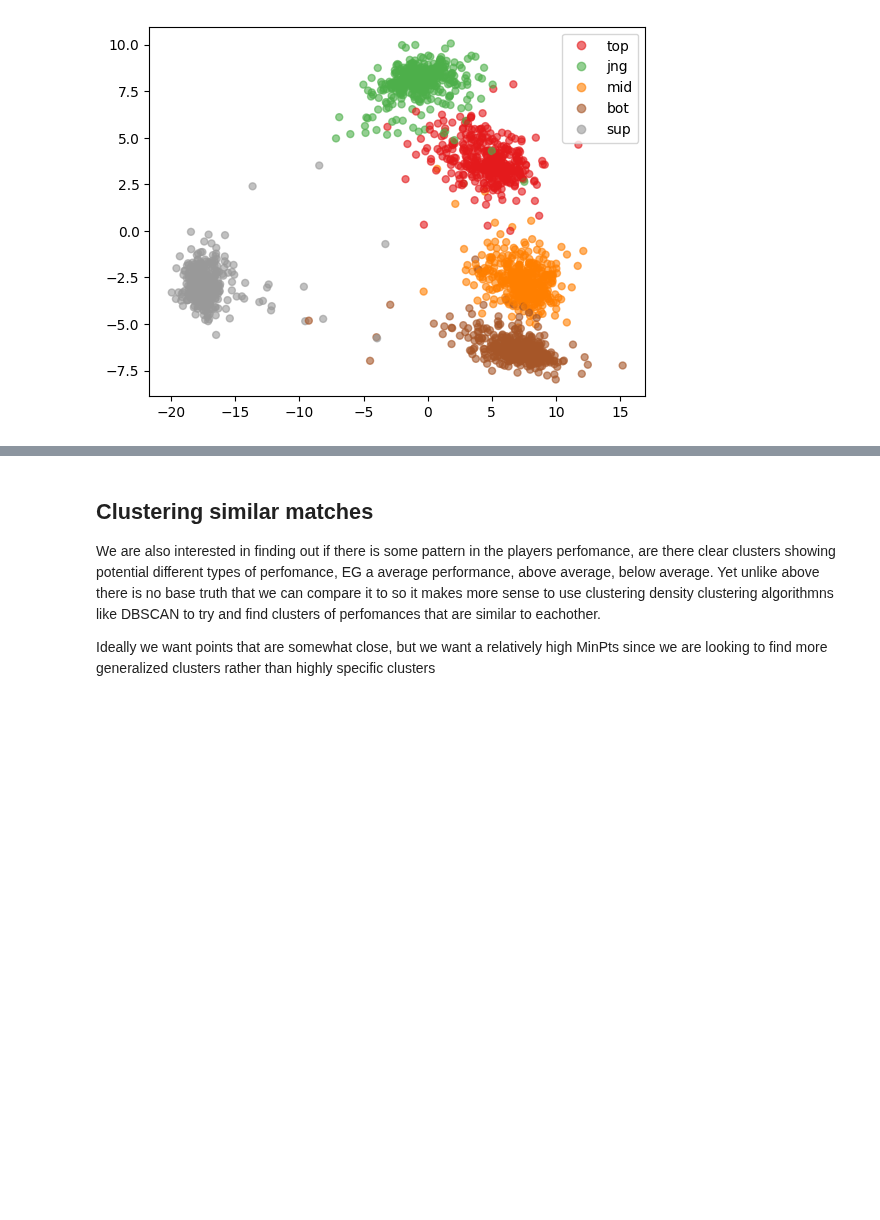
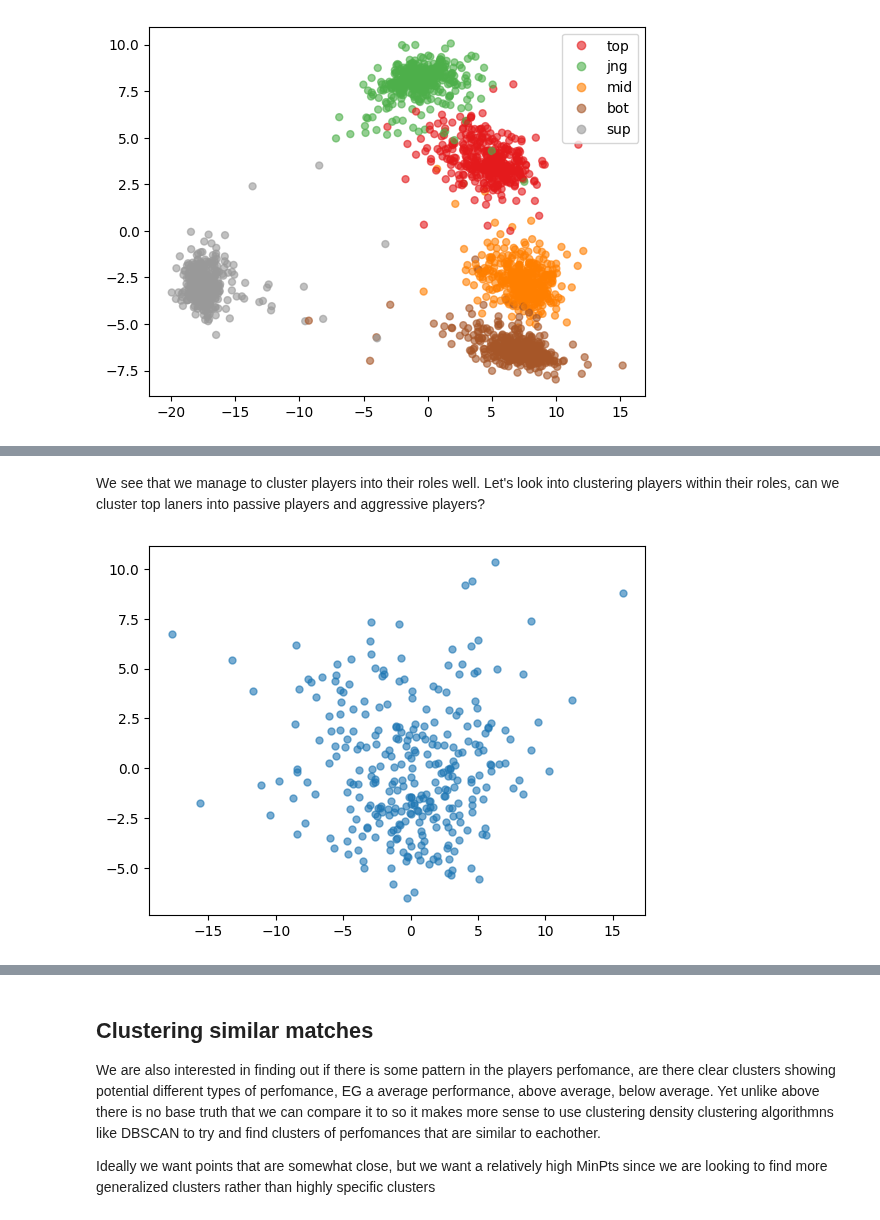
Before and after one commit to dwarfy35/Datamining_project, a Jupyter notebook: Project_main.ipynb, the cells around one changed output, grey strips where cells are left out. Saved outputs shown, nothing was run; the diff lists cells and outputs as text; code cells hidden in the pictures; blank space fills up the shorter version.

Commit message:
further work on clustering similar players and clustering players within a role

```diff
--- a/Project_main.ipynb
+++ b/Project_main.ipynb
@@ -423,0 +448,42 @@ This appears to make the clusters more dense and thus will likely make them easi
+# %% [markdown]
+We see that we manage to cluster players into their roles well. Let's look into clustering players within their roles, can we cluster top laners into passive players and aggressive players?
+# %%
+data_spec = data[data["position"] == "top"]
+
+data_pure = data_spec[most_relevant_columns]
+data_pure = champion_class_transform(data_pure)
+data_numeric = pd.get_dummies(data_pure, dtype=float)
+
+player_data = []
+for player in tqdm(data_spec["playerid"].unique()):
+    player_indexes = data_spec.loc[data_spec["playerid"] == player].index
+    if len(player_indexes) <= 10:
+        continue
+
+    mean = data_numeric.loc[player_indexes].mean().tolist()
+    variance = data_numeric.loc[player_indexes].var().tolist()
+    # add quantile information
+    quantile = data_numeric.loc[player_indexes, data_numeric.columns[:5]].quantile([0.25, 0.5, 0.75]).values.T.flatten().tolist()
+
+    player_data.append([player] + mean + variance + quantile)
+
+player_data = pd.DataFrame(player_data, columns=["playerid"] + list(data_numeric.columns) + [f"{col}_var" for col in data_numeric.columns] + [f"{col}_{q}" for col in data_numeric.columns[:5] for q in [0.25, 0.5, 0.75]])
+
+X = player_data.drop(columns=["playerid"]).to_numpy()
+X_mean = np.mean(X, axis=0)                     # 1 / (X.shape[0]) * X.T @ np.ones(X.shape[0])
+
+# calculate the zero-centered data matrix and the covariance matrix
+X_centered = X - X_mean                         # X - np.ones((X.shape[0, 1])) @ X_mean[np.newaxis, :]
+X_cov = np.cov(X_centered, rowvar=False)        # 1 / (X_centered.shape[0]) * (X_centered.T @ X_centered)
+
+# calculate the standard score normalized matrix and the correlation matrix
+X_normalized = scipy.stats.zscore(X, axis=0)    # (x - mean) / std
+X_cor = np.cov(X_normalized, rowvar=False)      # 1 / (X_normalized.shape[0]) * (X_normalized.T @ X_normalized)
+
+# plot pca
+pca = sklearn.decomposition.PCA(n_components=2).fit(X_normalized)
+X_pca = pca.transform(X_normalized)
+scatter = plt.scatter(X_pca[:, 0], X_pca[:, 1], s=25, alpha=0.6)
+plt.show()
+# %% [output]
+[figure, added]
```
Also changed, not shown: parts of 7 cells of this notebook.
